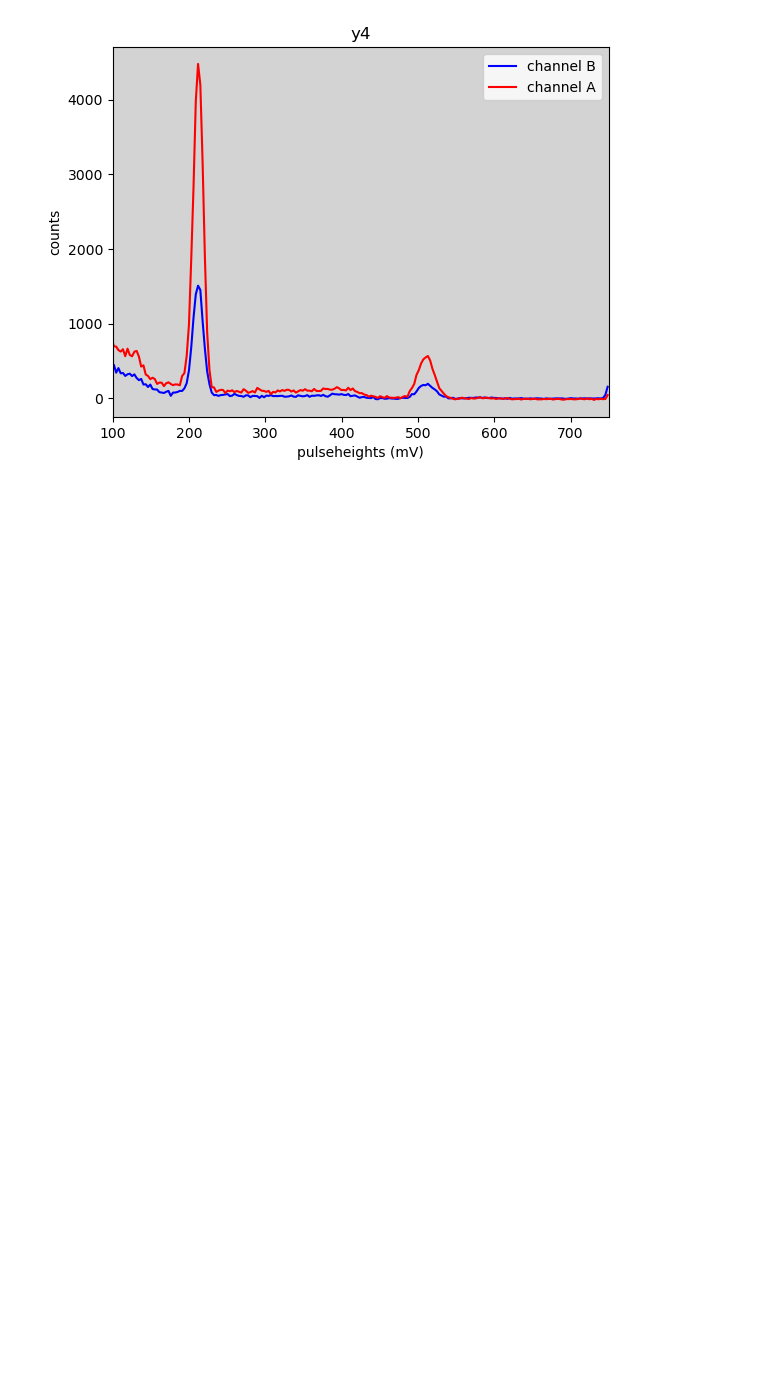
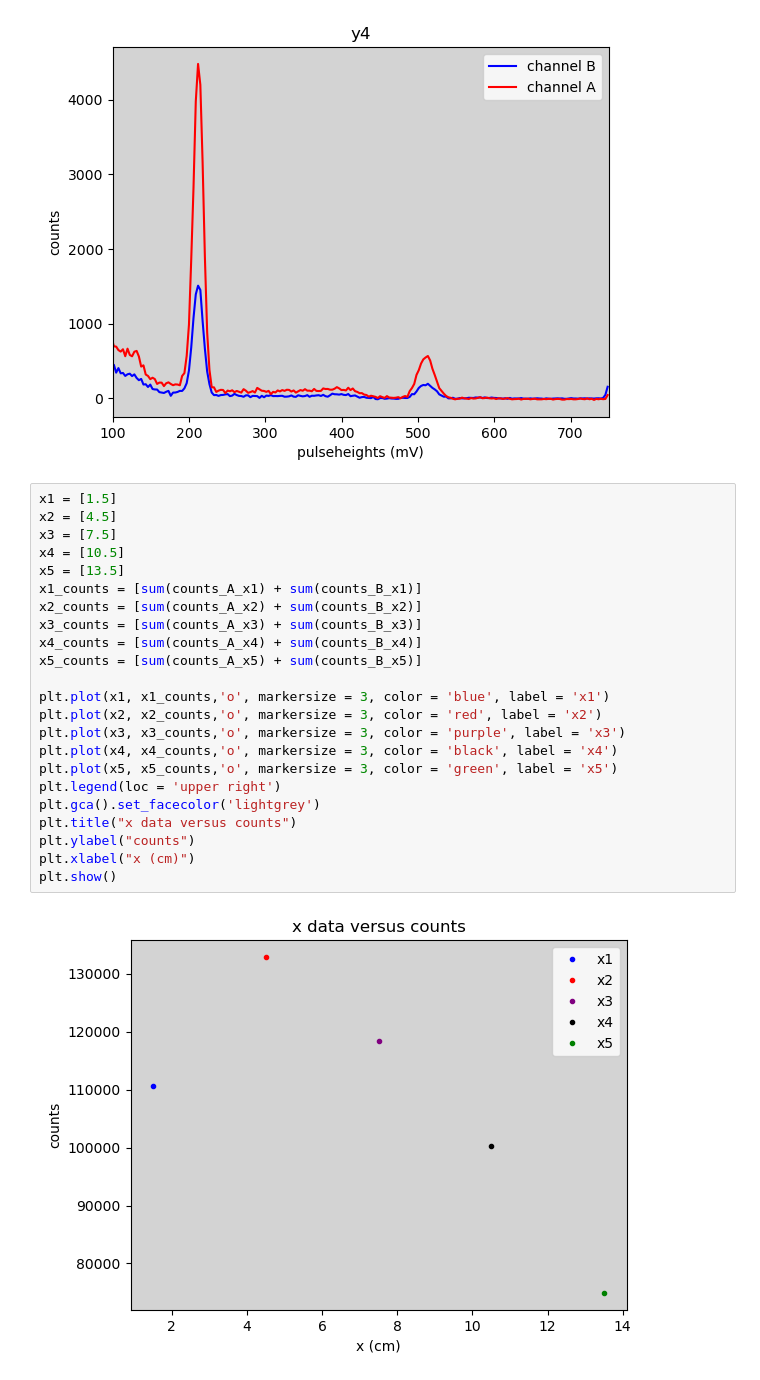
Before and after one commit to jrc-rodriguez/particle_physics, a Jupyter notebook: particle_physics.ipynb, the cells around one changed output. Saved outputs shown, nothing was run; the diff lists cells and outputs as text; blank space fills up the shorter version.

```diff
--- a/particle_physics.ipynb
+++ b/particle_physics.ipynb
@@ -299,3 +264,28 @@ plt.xlabel("pulseheights (mV)")
 plt.show()
 # %% [output]
 [figure]
+# %%
+x1 = [1.5]
+x2 = [4.5]
+x3 = [7.5]
+x4 = [10.5]
+x5 = [13.5]
+x1_counts = [sum(counts_A_x1) + sum(counts_B_x1)]
+x2_counts = [sum(counts_A_x2) + sum(counts_B_x2)]
+x3_counts = [sum(counts_A_x3) + sum(counts_B_x3)]
+x4_counts = [sum(counts_A_x4) + sum(counts_B_x4)]
+x5_counts = [sum(counts_A_x5) + sum(counts_B_x5)]
+
+plt.plot(x1, x1_counts,'o', markersize = 3, color = 'blue', label = 'x1')
+plt.plot(x2, x2_counts,'o', markersize = 3, color = 'red', label = 'x2')
+plt.plot(x3, x3_counts,'o', markersize = 3, color = 'purple', label = 'x3')
+plt.plot(x4, x4_counts,'o', markersize = 3, color = 'black', label = 'x4')
+plt.plot(x5, x5_counts,'o', markersize = 3, color = 'green', label = 'x5')
+plt.legend(loc = 'upper right')
+plt.gca().set_facecolor('lightgrey')
+plt.title("x data versus counts")
+plt.ylabel("counts")
+plt.xlabel("x (cm)")
+plt.show()
+# %% [output]
+[figure, added]
```
Also changed, not shown: parts of 3 cells of this notebook, 1 other file.
